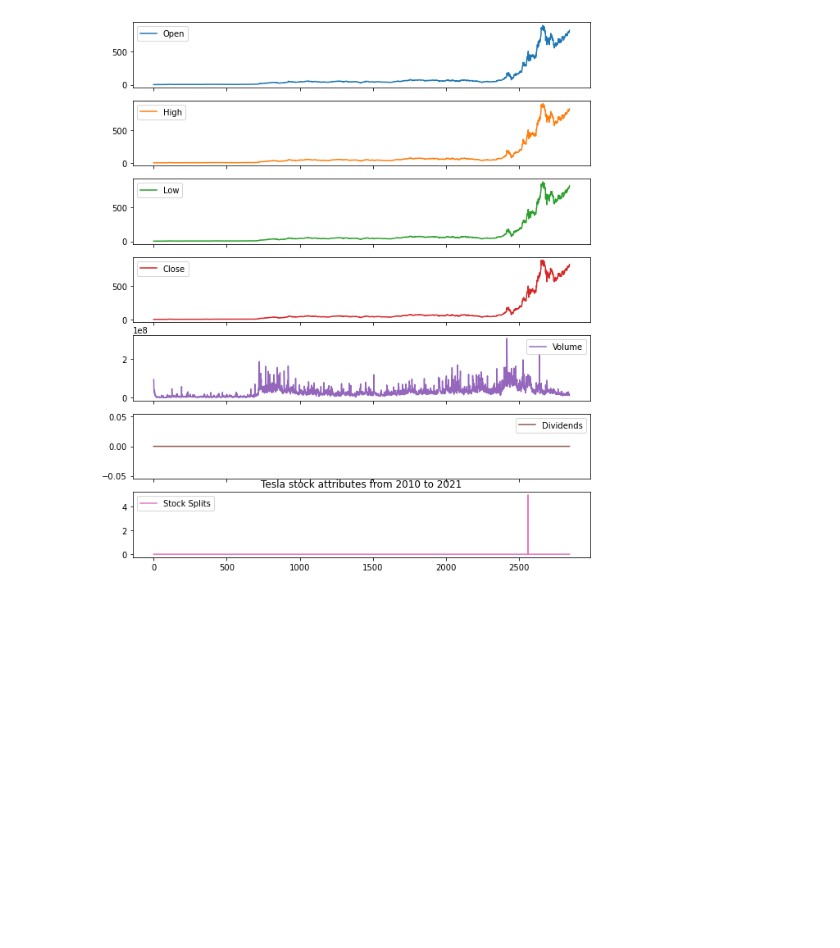
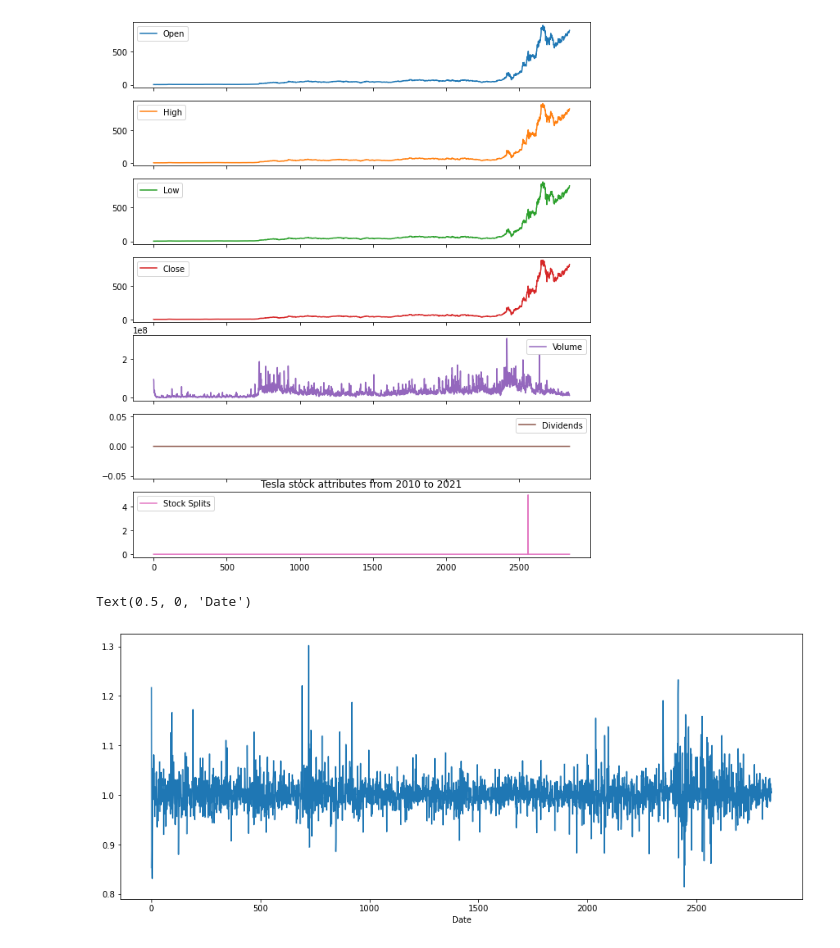
Before and after one commit to Pravy1610/Time-Series-Forecasting, a Jupyter notebook: timeseries.ipynb, the cells around one changed output. Drawn from its saved outputs; the diff is of its cells as text; code cells hidden in the pictures; blank space fills up the shorter version.

```diff
--- a/timeseries.ipynb
+++ b/timeseries.ipynb
@@ -56,3 +65,11 @@ plt.savefig('stocks.png')
 plt.show()
 # %% [output]
 [figure]
+# %%
+#to measure percentage change in stocks
+data['Change'] = data.High.div(data.High.shift())
+data['Change'].plot(figsize=(15,6))
+plt.xlabel("Date")
+# %% [output]
+Text(0.5, 0, 'Date')
+[figure, added]
```
Also changed, not shown: parts of 8 cells of this notebook.
